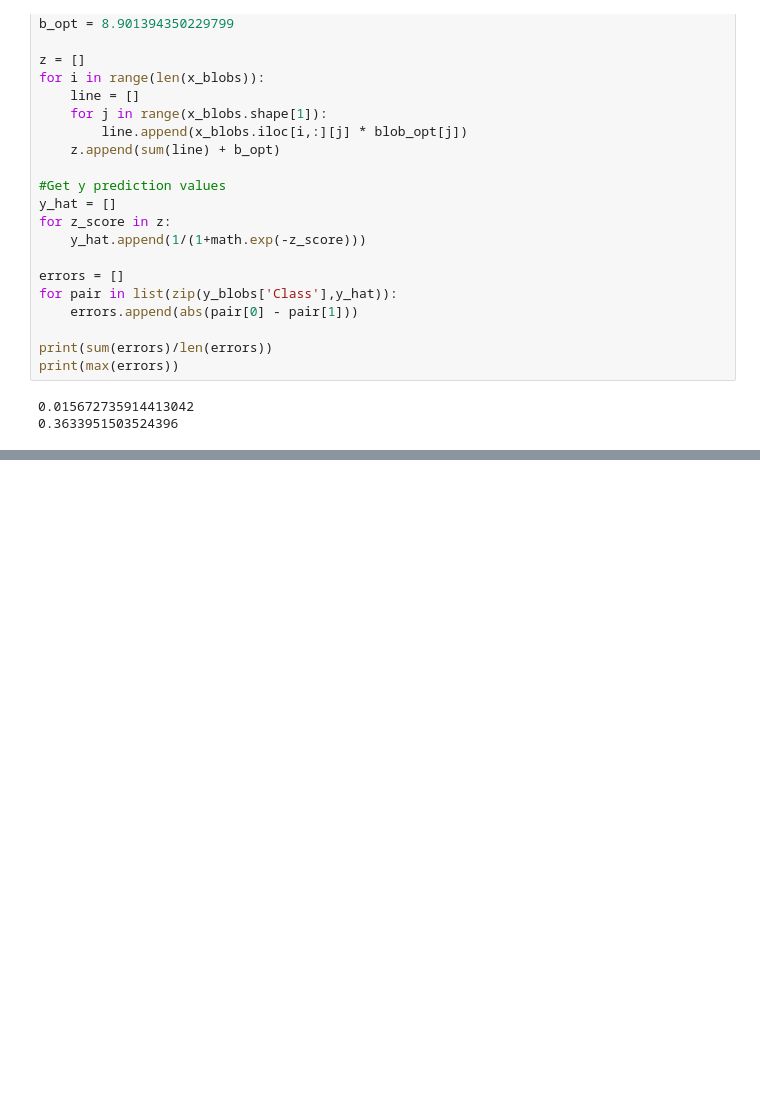
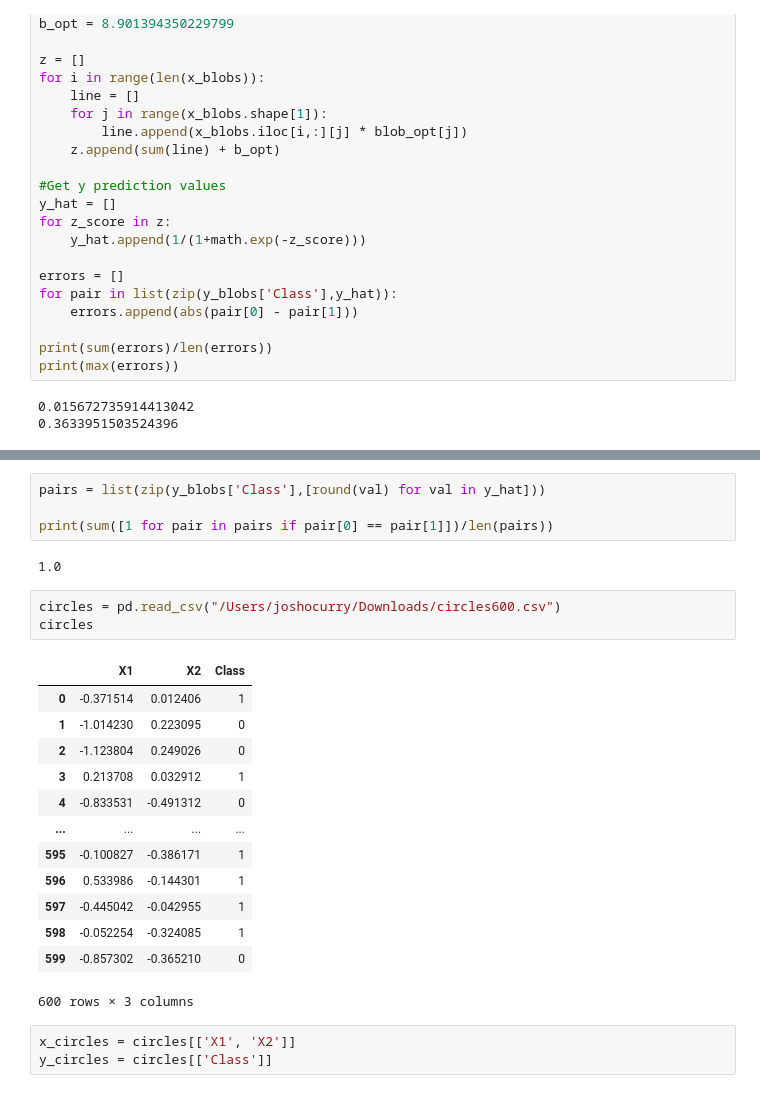
Before and after one commit to joshocurry/DeepLearningAssignment1, a Jupyter notebook: src/DeepLearningAssignment1.ipynb, the cells around one changed output, grey strips where cells are left out. Drawn from its saved outputs; the diff is of its cells as text; blank space fills up the shorter version.

Commit message:
Update to include Blobs and Circles Datasets

```diff
--- a/src/DeepLearningAssignment1.ipynb
+++ b/src/DeepLearningAssignment1.ipynb
@@ -269,0 +276,26 @@ Name: Class, Length: 300, dtype: int64
+# %%
+pairs = list(zip(y_blobs['Class'],[round(val) for val in y_hat]))
+
+print(sum([1 for pair in pairs if pair[0] == pair[1]])/len(pairs))
+# %% [output]
+1.0
+# %%
+circles = pd.read_csv("/Users/joshocurry/Downloads/circles600.csv")
+circles
+# %% [output]
+|  | X1 | X2 | Class |
+| 0 | -0.371514 | 0.012406 | 1 |
+| 1 | -1.014230 | 0.223095 | 0 |
+| 2 | -1.123804 | 0.249026 | 0 |
+| 3 | 0.213708 | 0.032912 | 1 |
+| 4 | -0.833531 | -0.491312 | 0 |
+| ... | ... | ... | ... |
+| 595 | -0.100827 | -0.386171 | 1 |
+| 596 | 0.533986 | -0.144301 | 1 |
+| 597 | -0.445042 | -0.042955 | 1 |
+| 598 | -0.052254 | -0.324085 | 1 |
+| 599 | -0.857302 | -0.365210 | 0 |
+600 rows × 3 columns
+# %%
+x_circles = circles[['X1', 'X2']]
+y_circles = circles[['Class']]
```
Also changed, not shown: parts of 5 cells of this notebook.
